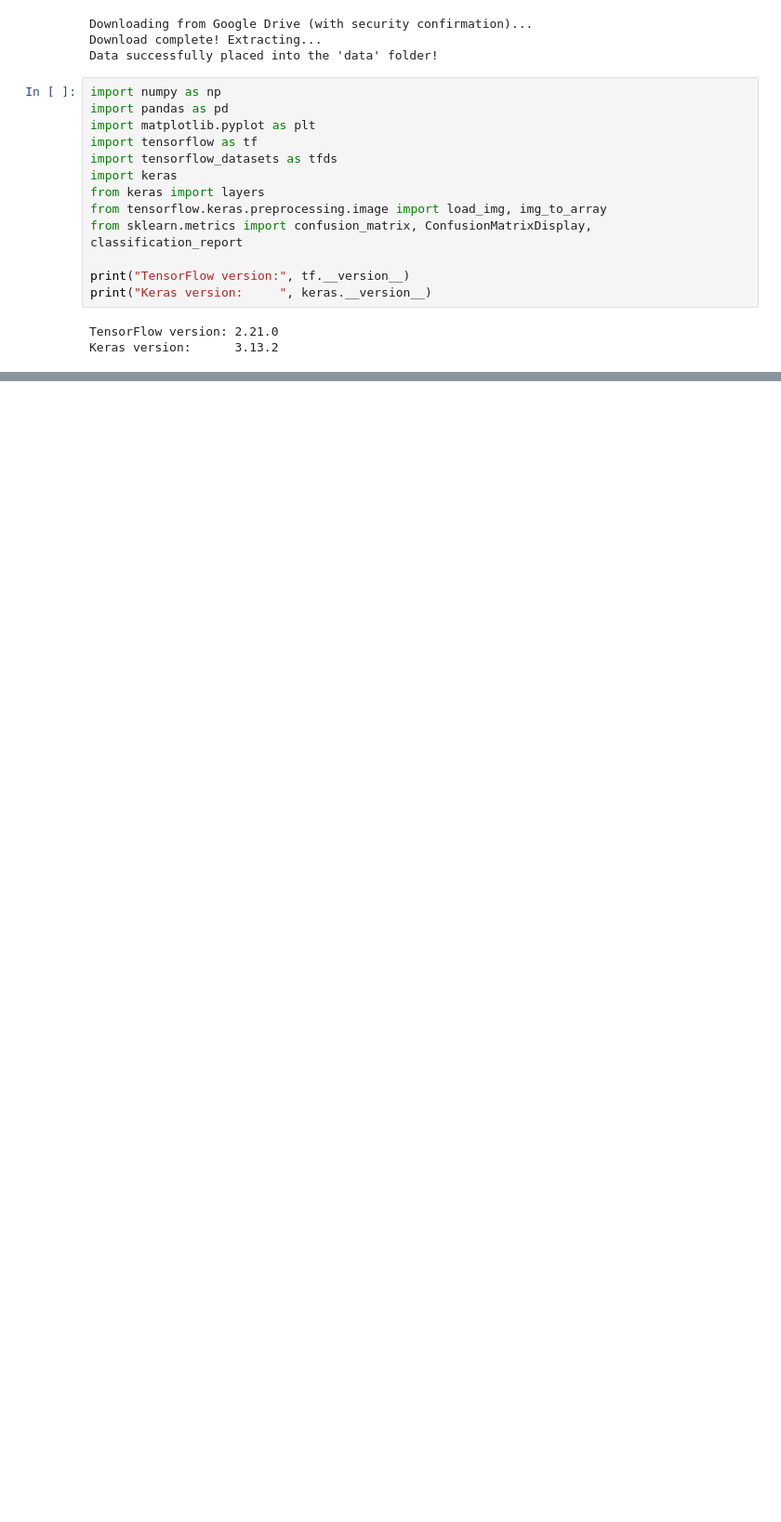
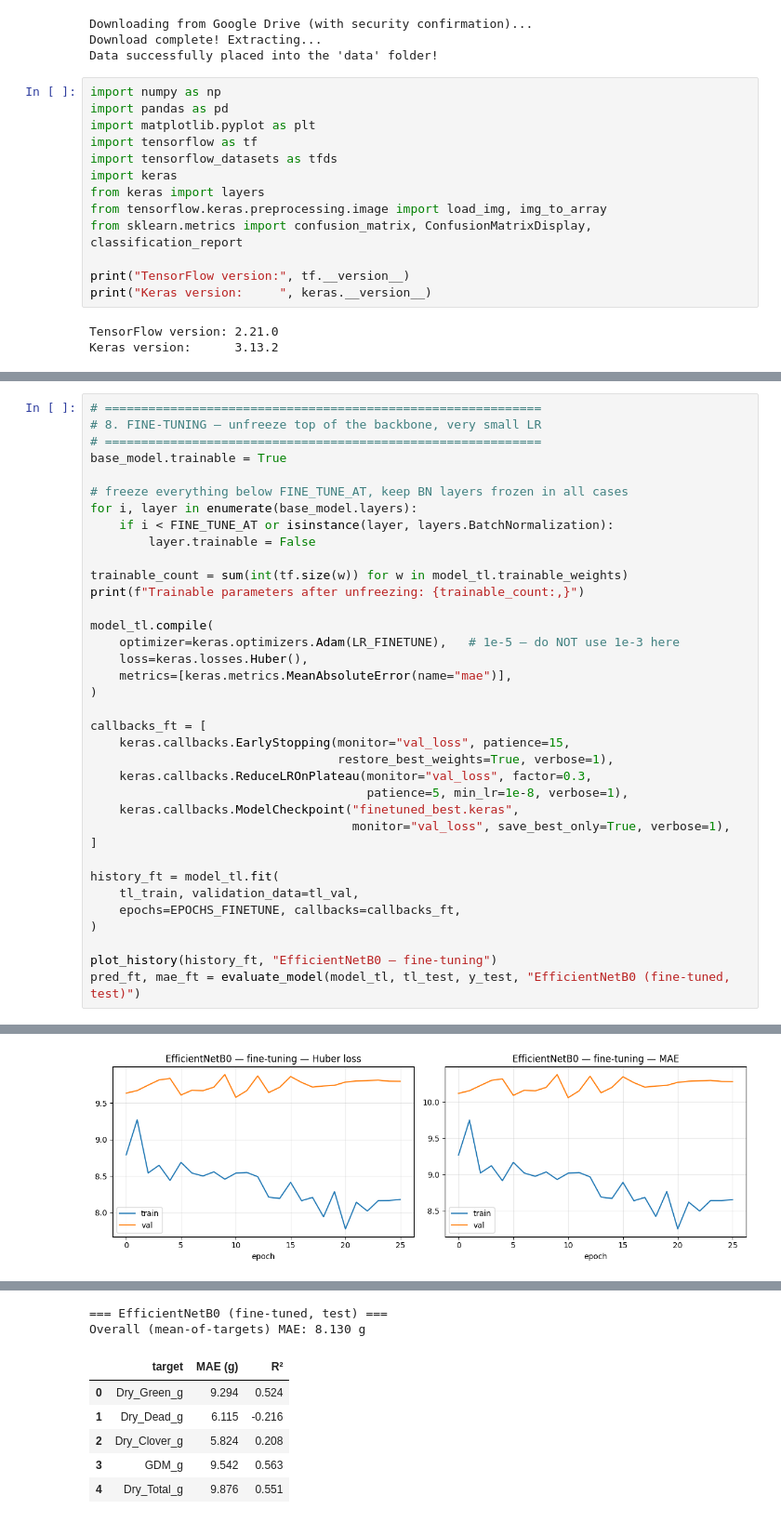
Before and after one commit to yulangrichard/Nagyhazi_Sordinger, a Jupyter notebook: nagyhazi_sordinger_milestone1.ipynb, the cells around one changed output, grey strips where cells are left out. Shown at 93% size. Cells and saved outputs as stored; diff of their text form; blank space fills up the shorter version.

```diff
--- a/nagyhazi_sordinger_milestone1.ipynb
+++ b/nagyhazi_sordinger_milestone1.ipynb
@@ -200,0 +482,37 @@ plt.show()
+# %%
+# ============================================================
+# 8. FINE-TUNING — unfreeze top of the backbone, very small LR
+# ============================================================
+base_model.trainable = True
+
+# freeze everything below FINE_TUNE_AT, keep BN layers frozen in all cases
+for i, layer in enumerate(base_model.layers):
+    if i < FINE_TUNE_AT or isinstance(layer, layers.BatchNormalization):
+        layer.trainable = False
+
+trainable_count = sum(int(tf.size(w)) for w in model_tl.trainable_weights)
+print(f"Trainable parameters after unfreezing: {trainable_count:,}")
+
+model_tl.compile(
+    optimizer=keras.optimizers.Adam(LR_FINETUNE),   # 1e-5 — do NOT use 1e-3 here
+    loss=keras.losses.Huber(),
+    metrics=[keras.metrics.MeanAbsoluteError(name="mae")],
+)
+
+callbacks_ft = [
+    keras.callbacks.EarlyStopping(monitor="val_loss", patience=15,
+                                  restore_best_weights=True, verbose=1),
+    keras.callbacks.ReduceLROnPlateau(monitor="val_loss", factor=0.3,
+                                      patience=5, min_lr=1e-8, verbose=1),
+    keras.callbacks.ModelCheckpoint("finetuned_best.keras",
+                                    monitor="val_loss", save_best_only=True, verbose=1),
+]
+
+history_ft = model_tl.fit(
+    tl_train, validation_data=tl_val,
+    epochs=EPOCHS_FINETUNE, callbacks=callbacks_ft,
+)
+
+plot_history(history_ft, "EfficientNetB0 — fine-tuning")
+pred_ft, mae_ft = evaluate_model(model_tl, tl_test, y_test, "EfficientNetB0 (fine-tuned, test)")
+# %% [output]
@@ -200,0 +536 @@ plt.show()
+[figure, added]
@@ -200,0 +539,8 @@ plt.show()
+=== EfficientNetB0 (fine-tuned, test) ===
+Overall (mean-of-targets) MAE: 8.130 g
+|  | target | MAE (g) | R² |
+| 0 | Dry_Green_g | 9.294 | 0.524 |
+| 1 | Dry_Dead_g | 6.115 | -0.216 |
+| 2 | Dry_Clover_g | 5.824 | 0.208 |
+| 3 | GDM_g | 9.542 | 0.563 |
+| 4 | Dry_Total_g | 9.876 | 0.551 |
```
Also changed, not shown: parts of 8 cells of this notebook.
